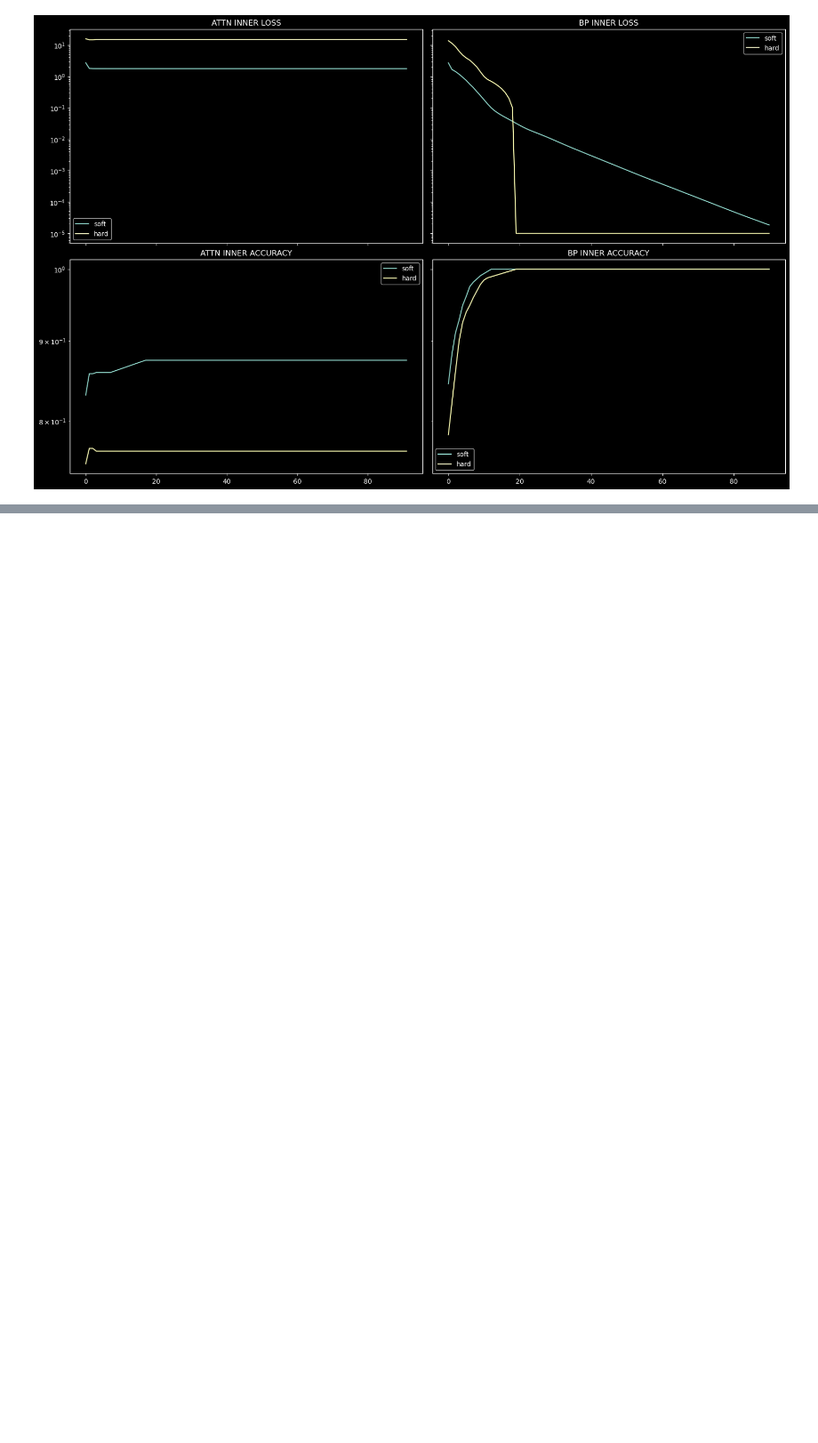
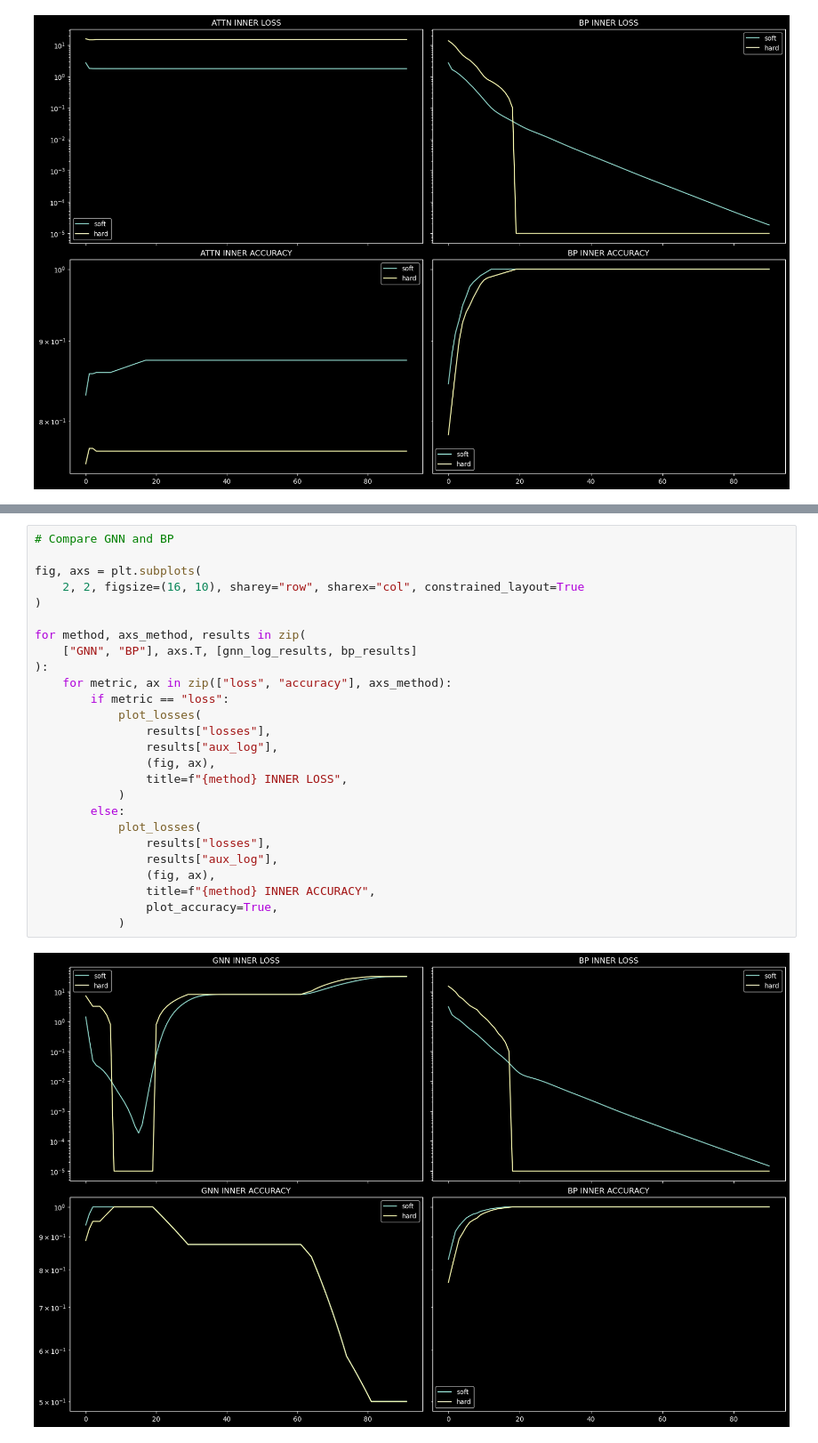
Before and after one commit to GabrielBena/boolean_nca_cc, a Jupyter notebook: random_boolean_nets.ipynb, the cells around one changed output, grey strips where cells are left out. Shown at 89% size. Saved outputs shown, nothing was run; the diff lists cells and outputs as text; blank space fills up the shorter version.

```diff
--- a/random_boolean_nets.ipynb
+++ b/random_boolean_nets.ipynb
@@ -621,0 +750,28 @@ for method, axs_method, results in zip(
+# %%
+# Compare GNN and BP
+
+fig, axs = plt.subplots(
+    2, 2, figsize=(16, 10), sharey="row", sharex="col", constrained_layout=True
+)
+
+for method, axs_method, results in zip(
+    ["GNN", "BP"], axs.T, [gnn_log_results, bp_results]
+):
+    for metric, ax in zip(["loss", "accuracy"], axs_method):
+        if metric == "loss":
+            plot_losses(
+                results["losses"],
+                results["aux_log"],
+                (fig, ax),
+                title=f"{method} INNER LOSS",
+            )
+        else:
+            plot_losses(
+                results["losses"],
+                results["aux_log"],
+                (fig, ax),
+                title=f"{method} INNER ACCURACY",
+                plot_accuracy=True,
+            )
+# %% [output]
+[figure, added]
```
Also changed, not shown: parts of 28 cells of this notebook, 13 other files.
